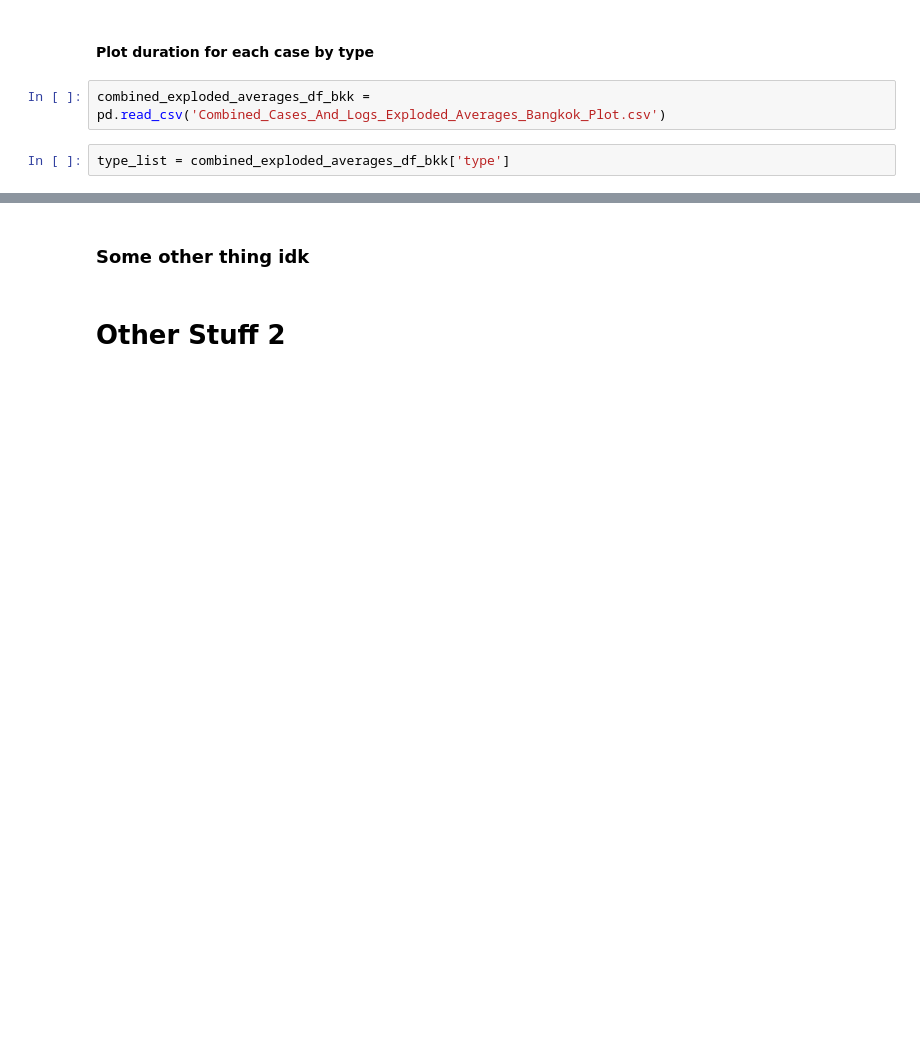
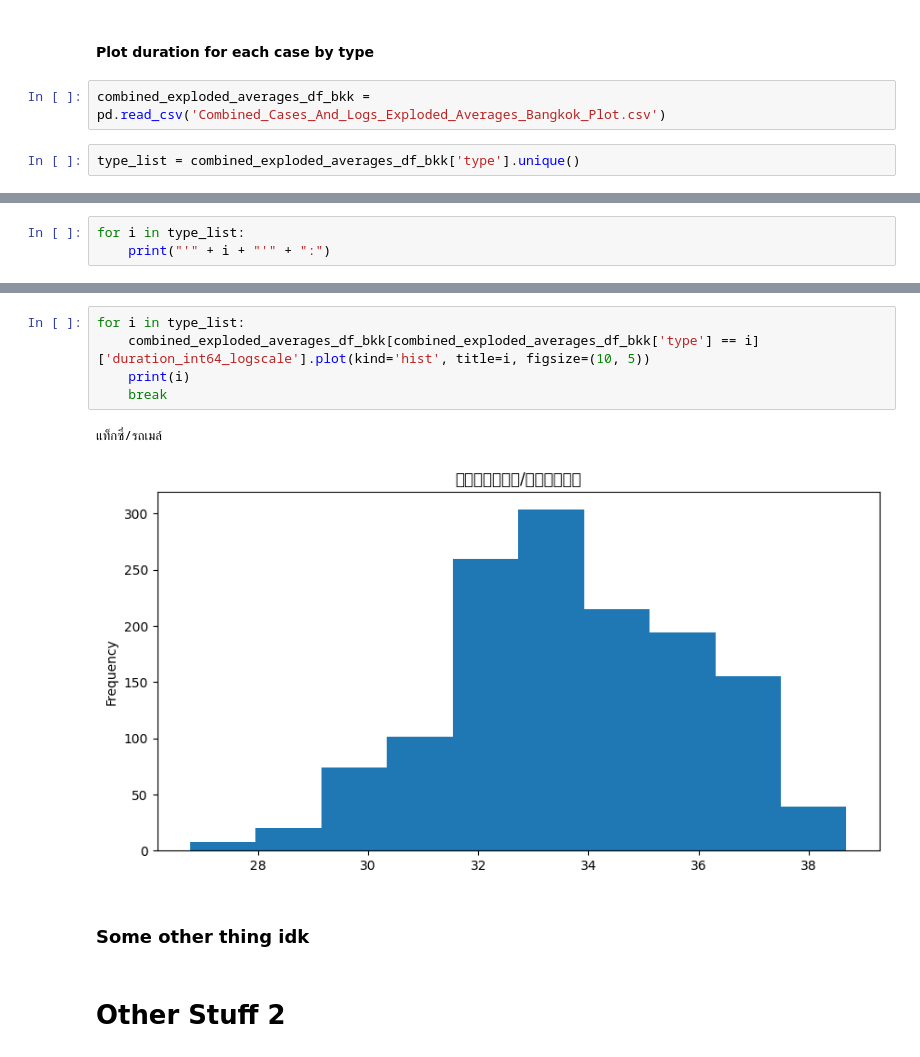
Before and after one commit to KhopSun/ChAMP_DataTrack_DADS, a Jupyter notebook: Question2_Part3.ipynb, the cells around one changed output, grey strips where cells are left out. Saved outputs shown, nothing was run; the diff lists cells and outputs as text; blank space fills up the shorter version.

Commit message:
Added type_mapper and tried plotting

```diff
--- a/Question2_Part3.ipynb
+++ b/Question2_Part3.ipynb
@@ -602,4 +602,4 @@ combined_exploded_averages_df_bkk.to_csv('Combined_Cases_And_Logs_Exploded_Avera
 # %%
 combined_exploded_averages_df_bkk = pd.read_csv('Combined_Cases_And_Logs_Exploded_Averages_Bangkok_Plot.csv')
 # %%
-type_list = combined_exploded_averages_df_bkk['type']
+type_list = combined_exploded_averages_df_bkk['type'].unique()
@@ -605,0 +621,3 @@ type_list = combined_exploded_averages_df_bkk['type']
+# %%
+for i in type_list:
+    print("'" + i + "'" + ":")
@@ -606,3 +755,11 @@ type_list = combined_exploded_averages_df_bkk['type']
+# %%
+for i in type_list:
+    combined_exploded_averages_df_bkk[combined_exploded_averages_df_bkk['type'] == i]['duration_int64_logscale'].plot(kind='hist', title=i, figsize=(10, 5))
+    print(i)
+    break
+# %% [output]
+แท็กซี่/รถเมล์
+[figure, added]
 # %% [markdown]
 ### Some other thing idk
 # %% [markdown]
```
Also changed, not shown: parts of 11 cells of this notebook.
